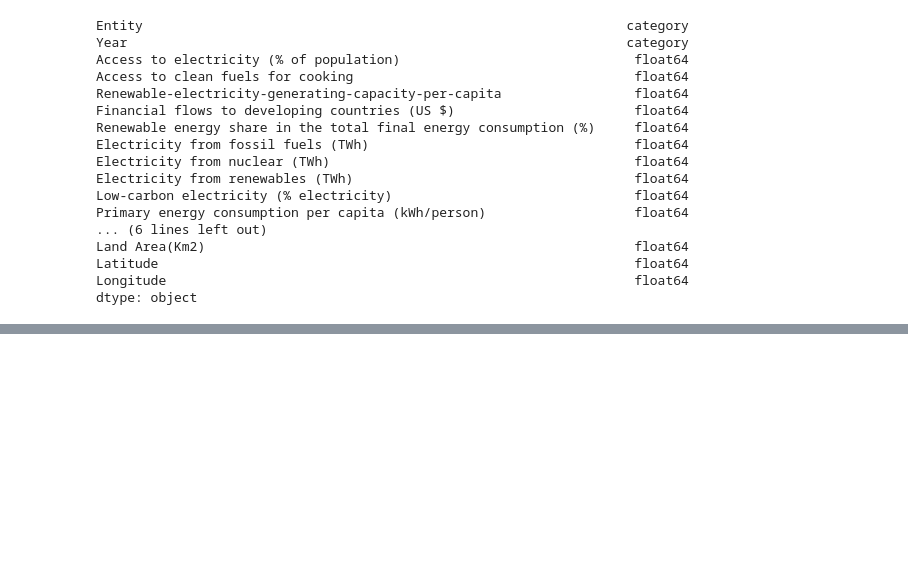
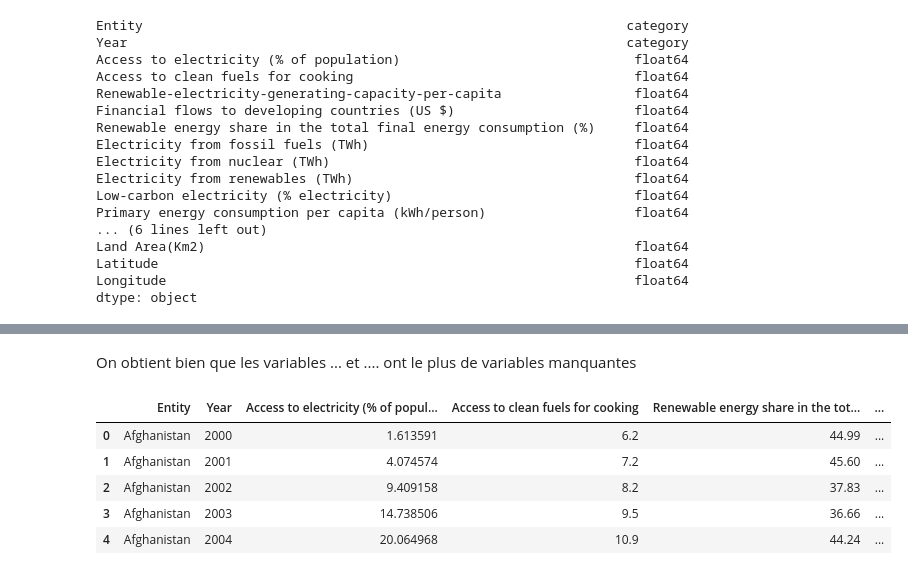
Before and after one commit to julien-richaume/projet_machine_learning, a Jupyter notebook: Projet-ML-Python.ipynb, the cells around one changed output, grey strips where cells are left out. Saved outputs shown, nothing was run; the diff lists cells and outputs as text; code cells hidden in the pictures; blank space fills up the shorter version.

```diff
--- a/Projet-ML-Python.ipynb
+++ b/Projet-ML-Python.ipynb
@@ -95,0 +128,16 @@ dtype: object
+# %% [markdown]
+On obtient bien que les variables ... et .... ont le plus de variables manquantes
+# %%
+data = data.drop(labels=["Renewable-electricity-generating-capacity-per-capita",
+                  "Financial flows to developing countries (US $)",
+                  "Renewables (% equivalent primary energy)"],
+          axis='columns')
+
+data.head()
+# %% [output]
+|  | Entity | Year | Access to electricity (% of popul... | Access to clean fuels for cooking | Renewable energy share in the tot... | ... |
+| 0 | Afghanistan | 2000 | 1.613591 | 6.2 | 44.99 | ... |
+| 1 | Afghanistan | 2001 | 4.074574 | 7.2 | 45.60 | ... |
+| 2 | Afghanistan | 2002 | 9.409158 | 8.2 | 37.83 | ... |
+| 3 | Afghanistan | 2003 | 14.738506 | 9.5 | 36.66 | ... |
+| 4 | Afghanistan | 2004 | 20.064968 | 10.9 | 44.24 | ... |
```
Also changed, not shown: parts of 11 cells of this notebook.
